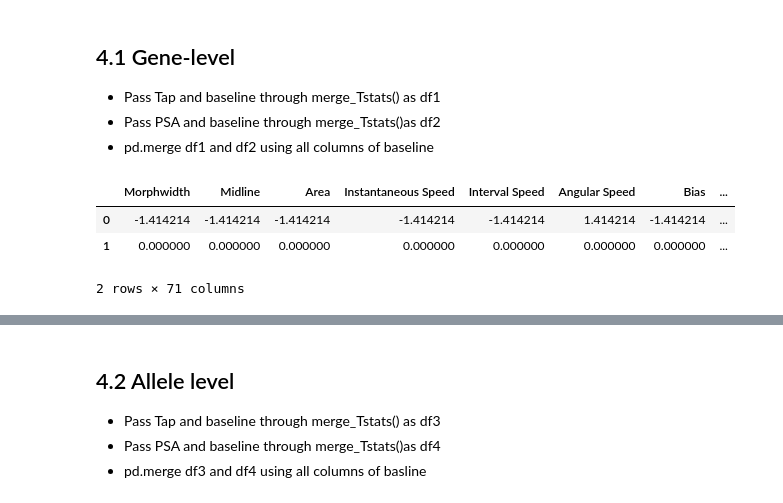
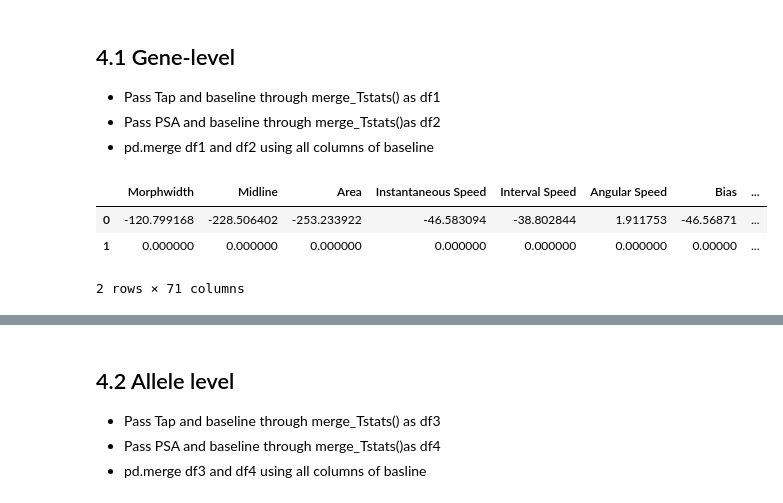
Before and after one commit to JosephLiangUBC/MWT_Dashboard, a Jupyter notebook: Step4_data_processing_for_db.ipynb, the cells around one changed output, grey strips where cells are left out. Cells and saved outputs as stored; diff of their text form; code cells hidden in the pictures.

```diff
--- a/Step4_data_processing_for_db.ipynb
+++ b/Step4_data_processing_for_db.ipynb
@@ -161,0 +148,11 @@ PD_habit_levels['habit_speed'] = PD_habit_levels['init_speed'] - PD_habit_levels
+# %%
+# Dataframe for last three taps
+PD_final_taps = (
+    tap_output[((tap_output.taps >= 28) & (tap_output.taps <= 30))]
+    .groupby(["dataset", "Date","Plate_id","Screen","Gene","Allele","plate"])
+    .mean()
+    .reset_index()
+    .rename(columns={"dura": "final_dura", "prob": "final_prob", "speed": "final_speed"}, errors="raise")
+)
+
+PD_final_taps.head()
@@ -1118,20 +1138,20 @@ def merge_Tstats(baseline, habituation, by=["Gene", "dataset"], Screen=Screen, p
 - pd.merge df1 and df2 using all columns of baseline
 # %%
 # Baseline + Tap
-combined_Tstats_normalize_2, combined_Tstats_normalized_melted = merge_Tstats(PD_baseline_Tstats,PD_habituation_Tstats, "Gene")
+combined_Tstats = merge_Tstats(PD_baseline_Tstats, PD_habituation_Tstats, "Gene")
 # %%
 # Baseline + PSA
-combined_Tstats_psa, combined_Tstats_psa_melted = merge_Tstats(
+combined_Tstats_psa = merge_Tstats(
     PD_baseline_Tstats, psa_tstats, by="Gene", psa=True
 )
 # %%
 # Baseline + Tap + PSA
-final_tstat = pd.merge(combined_Tstats_normalize_2, combined_Tstats_psa, on = PD_baseline_Tstats.columns.to_list(), how = 'outer')
+final_tstat = pd.merge(combined_Tstats, combined_Tstats_psa, on = PD_baseline_Tstats.columns.to_list(), how = 'outer')
 
 final_tstat.head()
 # %% [output]
 |  | Morphwidth | Midline | Area | Instantaneous Speed | Interval Speed | Angular Speed | Bias | ... |
-| 0 | -1.414214 | -1.414214 | -1.414214 | -1.414214 | -1.414214 | 1.414214 | -1.414214 | ... |
-| 1 | 0.000000 | 0.000000 | 0.000000 | 0.000000 | 0.000000 | 0.000000 | 0.000000 | ... |
+| 0 | -120.799168 | -228.506402 | -253.233922 | -46.583094 | -38.802844 | 1.911753 | -46.56871 | ... |
+| 1 | 0.000000 | 0.000000 | 0.000000 | 0.000000 | 0.000000 | 0.000000 | 0.00000 | ... |
 2 rows × 71 columns
 # %%
```
Also changed, not shown: parts of 12 cells of this notebook.
